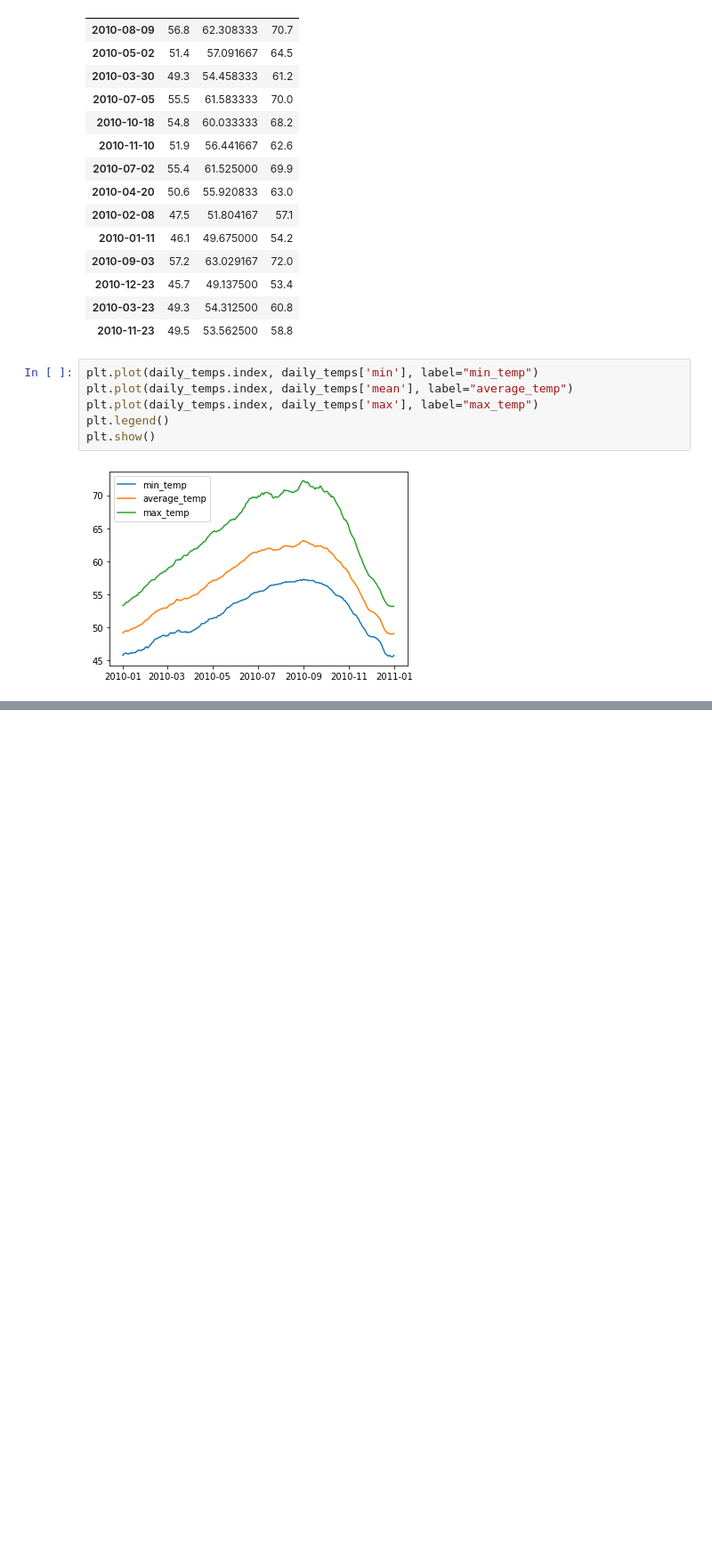
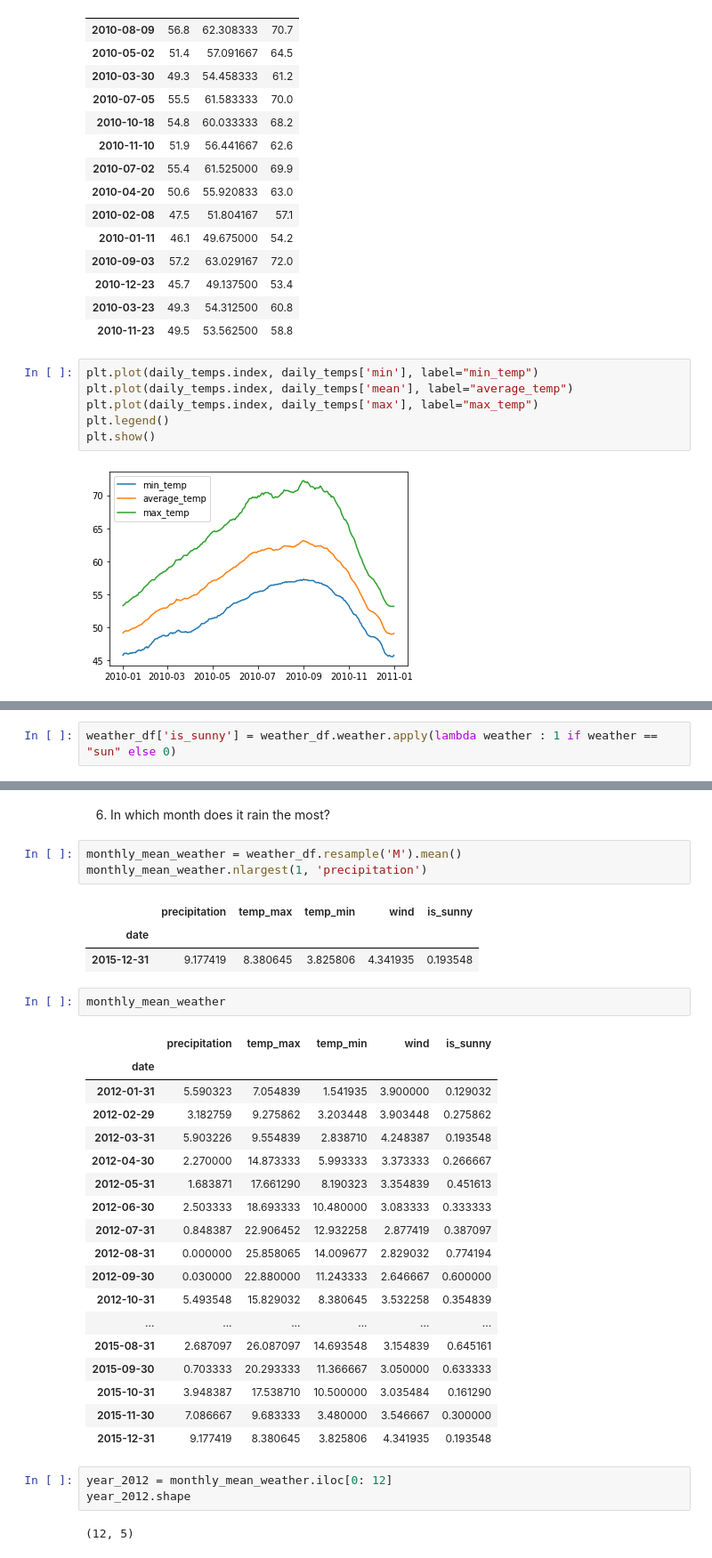
Before and after one commit to david-ryan-alviola/time-series-exercises, a Jupyter notebook: time_series.ipynb, the cells around one changed output, grey strips where cells are left out. Shown: that part at 89% size. Drawn from its saved outputs; the diff is of its cells as text; blank space fills up the shorter version.

```diff
--- a/time_series.ipynb
+++ b/time_series.ipynb
@@ -382,0 +428,2 @@ plt.show()
+# %%
+weather_df['is_sunny'] = weather_df.weather.apply(lambda weather : 1 if weather == "sun" else 0)
@@ -382,0 +437,35 @@ plt.show()
+# %% [markdown]
+6. In which month does it rain the most?
+# %%
+monthly_mean_weather = weather_df.resample('M').mean()
+monthly_mean_weather.nlargest(1, 'precipitation')
+# %% [output]
+|  | precipitation | temp_max | temp_min | wind | is_sunny |
+| date |  |  |  |  |  |
+| 2015-12-31 | 9.177419 | 8.380645 | 3.825806 | 4.341935 | 0.193548 |
+# %%
+monthly_mean_weather
+# %% [output]
+|  | precipitation | temp_max | temp_min | wind | is_sunny |
+| date |  |  |  |  |  |
+| 2012-01-31 | 5.590323 | 7.054839 | 1.541935 | 3.900000 | 0.129032 |
+| 2012-02-29 | 3.182759 | 9.275862 | 3.203448 | 3.903448 | 0.275862 |
+| 2012-03-31 | 5.903226 | 9.554839 | 2.838710 | 4.248387 | 0.193548 |
+| 2012-04-30 | 2.270000 | 14.873333 | 5.993333 | 3.373333 | 0.266667 |
+| 2012-05-31 | 1.683871 | 17.661290 | 8.190323 | 3.354839 | 0.451613 |
+| 2012-06-30 | 2.503333 | 18.693333 | 10.480000 | 3.083333 | 0.333333 |
+| 2012-07-31 | 0.848387 | 22.906452 | 12.932258 | 2.877419 | 0.387097 |
+| 2012-08-31 | 0.000000 | 25.858065 | 14.009677 | 2.829032 | 0.774194 |
+| 2012-09-30 | 0.030000 | 22.880000 | 11.243333 | 2.646667 | 0.600000 |
+| 2012-10-31 | 5.493548 | 15.829032 | 8.380645 | 3.532258 | 0.354839 |
+| ... | ... | ... | ... | ... | ... |
+| 2015-08-31 | 2.687097 | 26.087097 | 14.693548 | 3.154839 | 0.645161 |
+| 2015-09-30 | 0.703333 | 20.293333 | 11.366667 | 3.050000 | 0.633333 |
+| 2015-10-31 | 3.948387 | 17.538710 | 10.500000 | 3.035484 | 0.161290 |
+| 2015-11-30 | 7.086667 | 9.683333 | 3.480000 | 3.546667 | 0.300000 |
+| 2015-12-31 | 9.177419 | 8.380645 | 3.825806 | 4.341935 | 0.193548 |
+# %%
+year_2012 = monthly_mean_weather.iloc[0: 12]
+year_2012.shape
+# %% [output]
+(12, 5)
```
Also changed, not shown: parts of 25 cells of this notebook.
